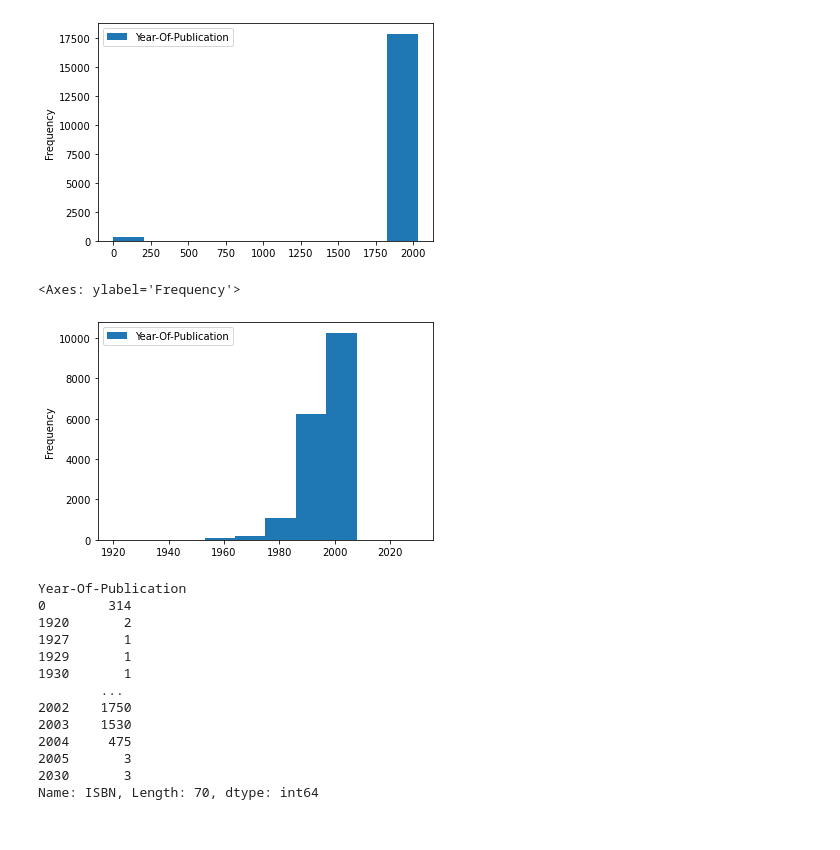
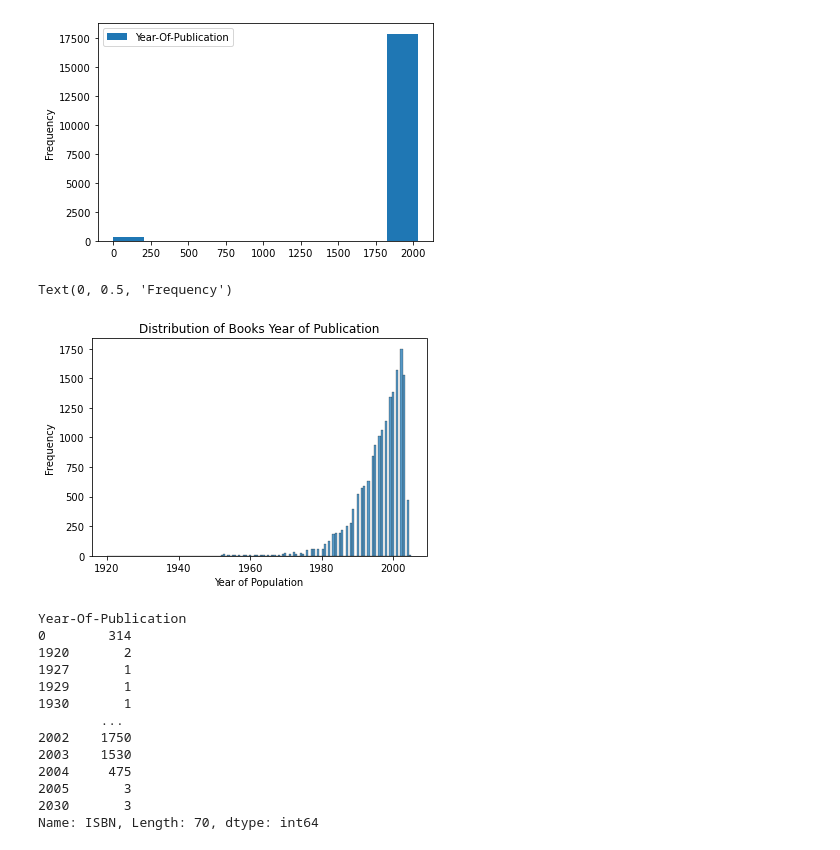
Before and after one commit to caseynator123/EDP_assigment2, a Jupyter notebook: eda/eda.ipynb, the cells around one changed output. Drawn from its saved outputs; the diff is of its cells as text; code cells hidden in the pictures.

Commit message:
update eda to include graphs from report

```diff
--- a/eda/eda.ipynb
+++ b/eda/eda.ipynb
@@ -75,10 +75,13 @@ books.plot(kind = "hist", y = "Year-Of-Publication")
 <Axes: ylabel='Frequency'>
 [figure]
 # %%
-books[books['Year-Of-Publication'] != 0].plot(kind = "hist", y = "Year-Of-Publication")
+sns.histplot(books[(books['Year-Of-Publication'] != 0) & (books['Year-Of-Publication'] < 2024)], x = 'Year-Of-Publication')
+plt.title('Distribution of Books Year of Publication')
+plt.xlabel('Year of Population')
+plt.ylabel('Frequency')
 # %% [output]
-<Axes: ylabel='Frequency'>
+Text(0, 0.5, 'Frequency')
-[figure, old version]
+[figure, new version]
 # %%
 books.groupby("Year-Of-Publication")["ISBN"].count()
 # %% [output]
```
Also changed, not shown: parts of 62 cells of this notebook, 2 other files.
